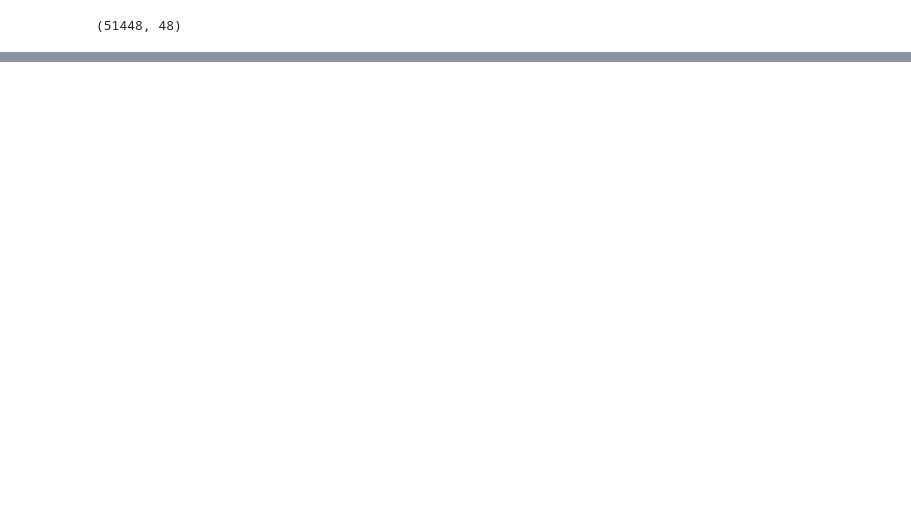
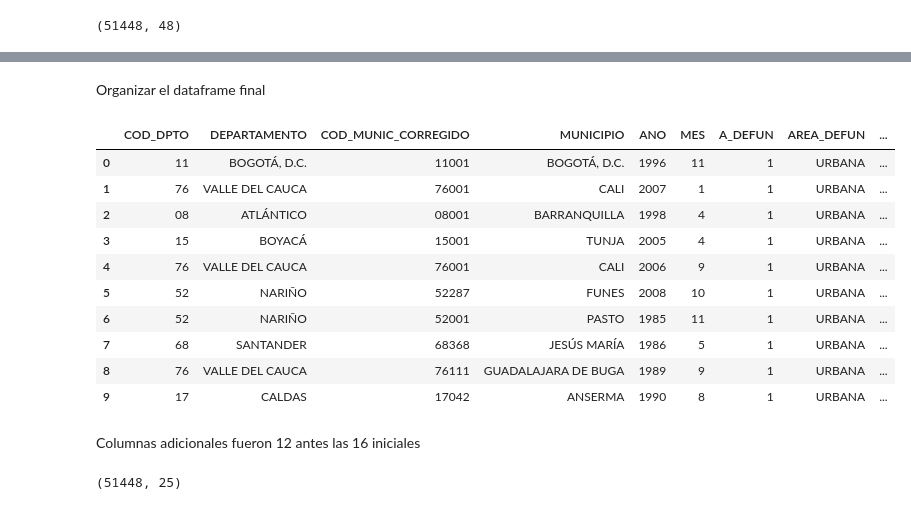
Before and after one commit to henrysaenz/cacervix, a Jupyter notebook: EDA.ipynb, the cells around one changed output, grey strips where cells are left out. Cells and saved outputs as stored; diff of their text form; code cells hidden in the pictures; blank space fills up the shorter version.

```diff
--- a/EDA.ipynb
+++ b/EDA.ipynb
@@ -89,0 +431,16 @@ print(df['OCUPACION'].unique())
+# %%
+# Las variables deben ser de tipo str
+data16['SEXO'] = data16['SEXO'].astype(str)
+data16['EST_CIVIL'] = data16['EST_CIVIL'].astype(str)
+data16['NIVEL_EDU'] = data16['NIVEL_EDU'].astype(str)
+data16['MUERTEPORO'] = data16['MUERTEPORO'].astype(str)
+data16['SIMUERTEPO'] = data16['SIMUERTEPO'].astype(str)
+data16['gru_ed1'] = data16['gru_ed1'].astype(str)
+# %%
+#Mapeamos las variables
+data16['SEX'] = data16['SEXO'].map(sex)
+data16['ESTADO_CIVIL'] = data16['EST_CIVIL'].map(estado_civil)
+data16['NIVEL_EDUCACION'] = data16['NIVEL_EDU'].map(educacion)
+data16['MUERTE_POR_OCUPACION'] = data16['MUERTEPORO'].map(muerteocupacion)
+data16['SIMUERTE_POR_OCUPACION'] = data16['SIMUERTEPO'].map(simuerteocupacion)
+data16['GRUPO_ETARIO'] = data16['gru_ed1'].map(grupo_edad)
@@ -89,0 +449,4 @@ print(df['OCUPACION'].unique())
+# %%
+columnas = ['SEXO', 'SEX', 'EST_CIVIL', 'ESTADO_CIVIL', 'NIVEL_EDU', 'NIVEL_EDUCACION', 'MUERTEPORO', 'MUERTE_POR_OCUPACION', 'SIMUERTEPO', 'SIMUERTE_POR_OCUPACION', 'gru_ed1', 'GRUPO_ETARIO']
+columnas_quedan = [col for col in data16.columns if col not in columnas]
+data16 = data16[columnas_quedan + columnas]
@@ -89,0 +460,15 @@ print(df['OCUPACION'].unique())
+# %%
+# Replace spaces or empty strings with NaN and then drop rows with NaN values in 'ANO' and 'MES'
+data16['ANO'] = pd.to_numeric(data16['ANO'], errors='coerce')
+data16['MES'] = pd.to_numeric(data16['MES'], errors='coerce')
+
+# Convertir los NaN en mes 12
+data16['MES'] = data16['MES'].fillna(12).astype(int)
+
+# Convert 'ANO' and 'MES' to integers
+data16['ANO'] = data16['ANO'].astype(int)
+data16['MES'] = data16['MES'].astype(int)
+
+# Create 'FECHA' column
+data16['FECHA'] = pd.to_datetime(data16['ANO'].astype(str) + '-' + data16['MES'].astype(str)).dt.to_period('M')
+display(HTML(data16[['ANO', 'MES', 'FECHA']].head(10).to_html()))
@@ -89,0 +487,2 @@ print(df['OCUPACION'].unique())
+# %% [markdown]
+Organizar el dataframe final
@@ -89,0 +492,23 @@ print(df['OCUPACION'].unique())
+# %%
+columnas = ['ANO', 'MES', 'FECHA'] + [col for col in data16.columns if col not in ['ANO', 'MES', 'FECHA']]
+columnas = [col for col in data16.columns if col not in ['COD_INST', 'NOM_INST','OCUPACION']] + ['COD_INST', 'NOM_INST','OCUPACION']
+data16 = data16[columnas]
+display(HTML(data16.head(10).to_html()))
+# %% [output]
+|  | COD_DPTO | DEPARTAMENTO | COD_MUNIC_CORREGIDO | MUNICIPIO | ANO | MES | A_DEFUN | AREA_DEFUN | ... |
+| 0 | 11 | BOGOTÁ, D.C. | 11001 | BOGOTÁ, D.C. | 1996 | 11 | 1 | URBANA | ... |
+| 1 | 76 | VALLE DEL CAUCA | 76001 | CALI | 2007 | 1 | 1 | URBANA | ... |
+| 2 | 08 | ATLÁNTICO | 08001 | BARRANQUILLA | 1998 | 4 | 1 | URBANA | ... |
+| 3 | 15 | BOYACÁ | 15001 | TUNJA | 2005 | 4 | 1 | URBANA | ... |
+| 4 | 76 | VALLE DEL CAUCA | 76001 | CALI | 2006 | 9 | 1 | URBANA | ... |
+| 5 | 52 | NARIÑO | 52287 | FUNES | 2008 | 10 | 1 | URBANA | ... |
+| 6 | 52 | NARIÑO | 52001 | PASTO | 1985 | 11 | 1 | URBANA | ... |
+| 7 | 68 | SANTANDER | 68368 | JESÚS MARÍA | 1986 | 5 | 1 | URBANA | ... |
+| 8 | 76 | VALLE DEL CAUCA | 76111 | GUADALAJARA DE BUGA | 1989 | 9 | 1 | URBANA | ... |
+| 9 | 17 | CALDAS | 17042 | ANSERMA | 1990 | 8 | 1 | URBANA | ... |
+# %% [markdown]
+Columnas adicionales fueron 12 antes las 16 iniciales
+# %%
+data16.shape
+# %% [output]
+(51448, 25)
```
Also changed, not shown: parts of 61 cells of this notebook.
